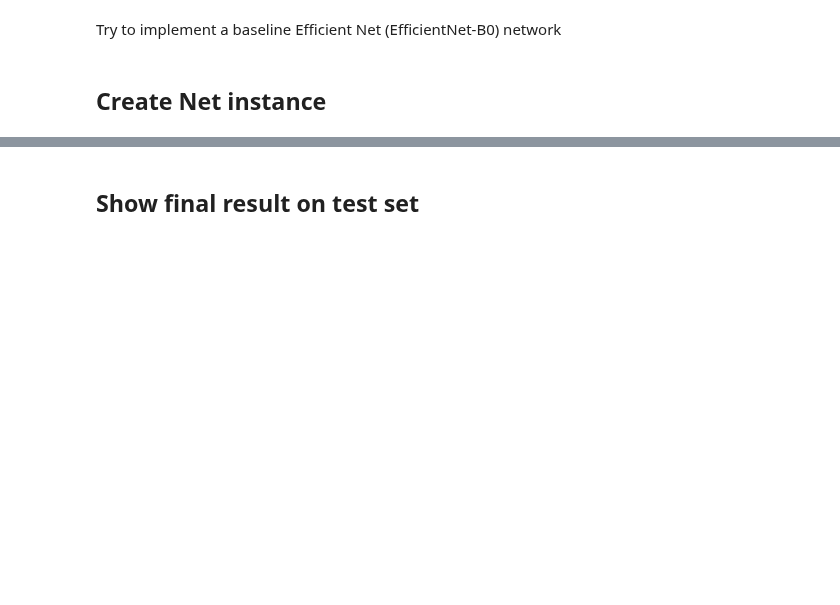
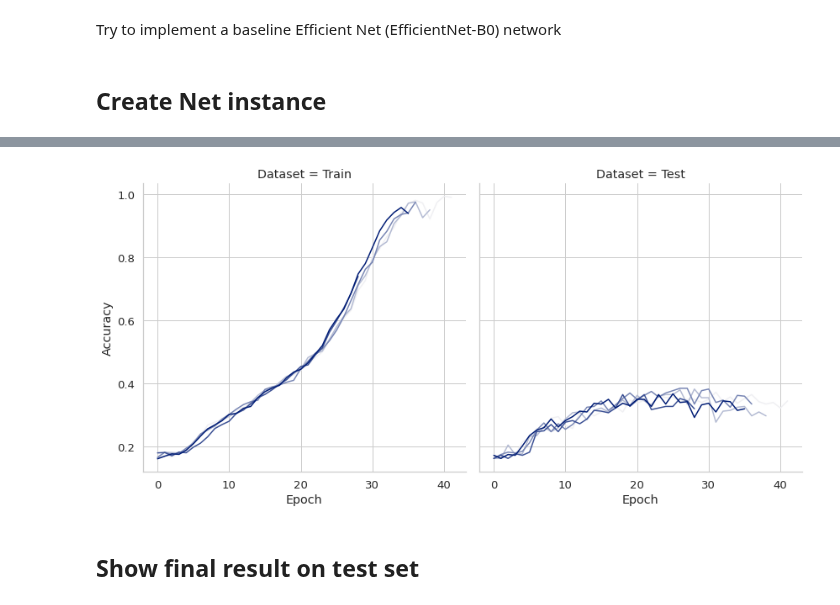
Before and after one commit to Chen-Yiyang/cs4243_project, a Jupyter notebook: 3_baseline_cnn.ipynb, the cells around one changed output, grey strips where cells are left out. Saved outputs shown, nothing was run; the diff lists cells and outputs as text; code cells hidden in the pictures; blank space fills up the shorter version.

Commit message:
Implement experiments for Baseline CNN

```diff
--- a/3_baseline_cnn.ipynb
+++ b/3_baseline_cnn.ipynb
@@ -289,8 +170,7 @@ class EfficientNet(nn.Module):
 ## Create Net instance
 # %%
 # net = EfficientNet()
-net = VGG_convnet()
-print(net)
-display_num_param(net)
+net = VGGConv2d()
+net
 # print(net.EfficientNetB4)
 # %% [output]
@@ -330,4 +193,0 @@ mean, std
-# %%
-net = net.to(device)
-mean = mean.to(device)
-std = std.to(device)
@@ -481,0 +196,12 @@ show(test_x[30])
+# %%
+from utils import plot_experiments, run_experiments, save_results
+
+def init_func():
+    net = VGGConv2d().to(device)
+    criterion = nn.CrossEntropyLoss()
+    optimizer = torch.optim.AdamW(net.parameters(), lr=1e-4)
+
+    return (net, criterion, optimizer)
+
+df_unaug = run_experiments(init_func, (train_x, train_y), (test_x, test_y), (3, 64, 64))
+save_results(df_unaug, "baseline_cnn", "unaug", "64")
@@ -482,2 +234,6 @@ show(test_x[30])
+# %%
+plot_experiments(df_unaug)
+# %% [output]
+[figure, added]
 # %% [markdown]
 ## Show final result on test set
```
Also changed, not shown: parts of 30 cells of this notebook, 1 other file.
